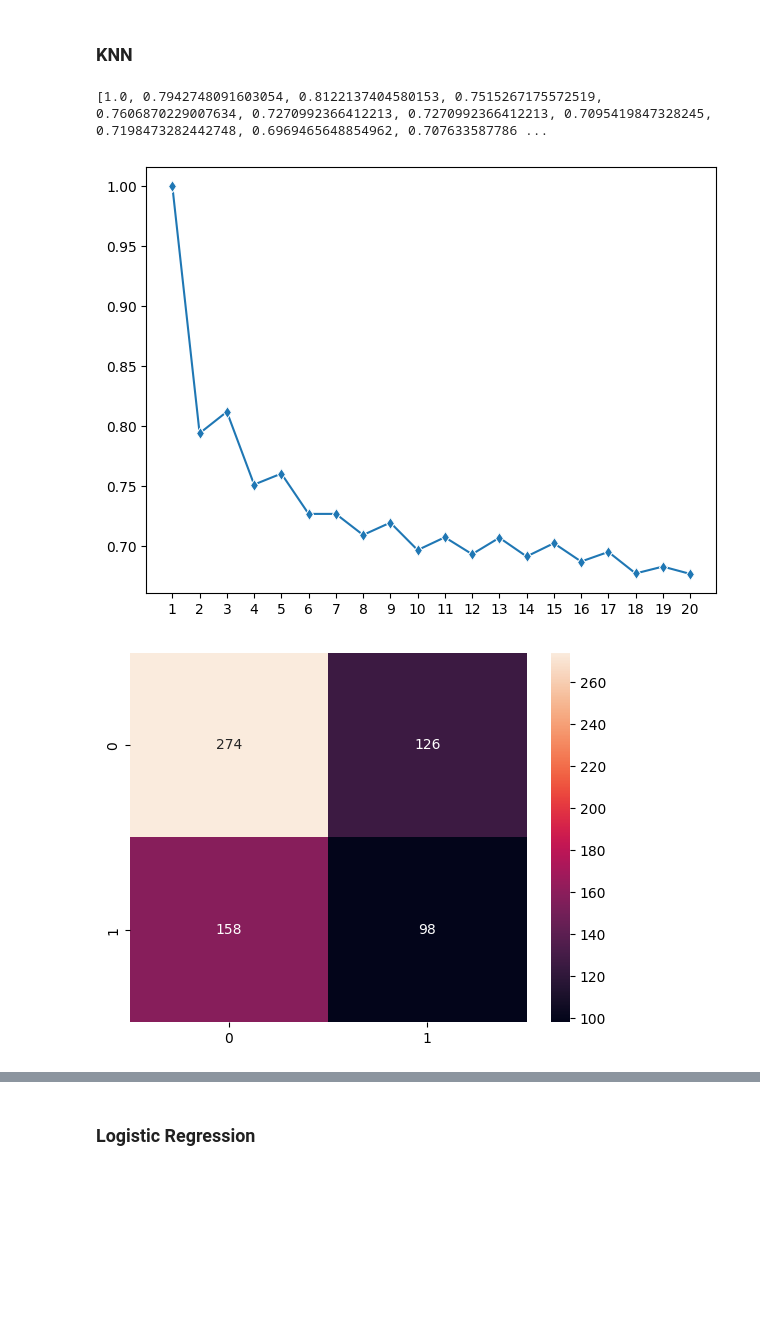
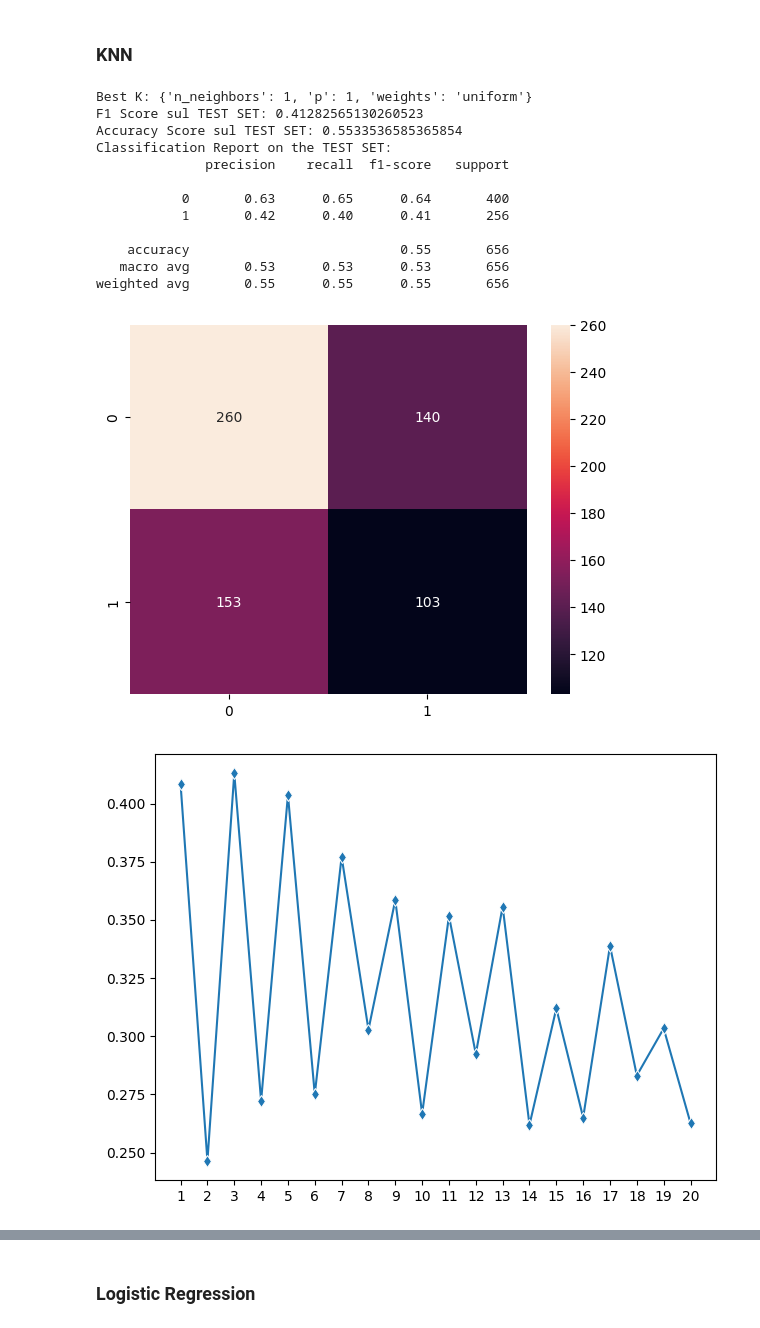
Before and after one commit to zAle711/Machine-Learning-Exam-Project, a Jupyter notebook: water_potability.ipynb, the cells around one changed output, grey strips where cells are left out. Drawn from its saved outputs; the diff is of its cells as text; code cells hidden in the pictures; blank space fills up the shorter version.

```diff
--- a/water_potability.ipynb
+++ b/water_potability.ipynb
@@ -271,47 +271,70 @@ X_test = scaler.transform(X_test)
 from sklearn.neighbors import KNeighborsClassifier
 from sklearn.model_selection import GridSearchCV
 from sklearn.metrics import accuracy_score, f1_score, classification_report, confusion_matrix
 
-# hyper_parameters = {
-#     'n_neighbors': range(1, 20)
-# }
-# estimator = KNeighborsClassifier()
+hyper_parameters = {
+    'n_neighbors': range(1, 20),
+    'p': [1,2],
+    'weights': ['uniform', 'distance']
+}
+estimator = KNeighborsClassifier()
 
-# knn_cv = GridSearchCV(estimator, hyper_parameters, cv=5, scoring='f1')
-# knn_cv.fit(X_train, y_train)
+knn_cv = GridSearchCV(estimator, hyper_parameters, cv=5, scoring='f1')
+knn_cv.fit(X_train, y_train)
 
-# y_hat_test = knn_cv.predict(X_test)
-# print(f"Best K: {knn_cv.best_params_}")
-# print(f"F1 Score sul TRAINING SET: {f1_score(y_test, y_hat_test)}")
-# print(f"Accuracy Score sul TRAINING SET: {accuracy_score(y_test, y_hat_test)}")
-# print(f"Classification Report on the TEST SET:\n{classification_report(y_test, y_hat_test, zero_division=0)}")
+y_hat_test = knn_cv.predict(X_test)
+print(f"Best K: {knn_cv.best_params_}")
+print(f"F1 Score sul TEST SET: {f1_score(y_test, y_hat_test)}")
+print(f"Accuracy Score sul TEST SET: {accuracy_score(y_test, y_hat_test)}")
+print(f"Classification Report on the TEST SET:\n{classification_report(y_test, y_hat_test, zero_division=0)}")
 
+conf_matrix = confusion_matrix(y_test, y_hat_test)
+sns.heatmap(conf_matrix, annot=True, fmt='d')
+plt.show()
+
+
+#ITERATIVO
 k_neighbors = 20
 k = [k+1 for k in range(0, k_neighbors)]
 scores = []
 for n in k:
     knn = KNeighborsClassifier(n_neighbors=n)
 
     knn.fit(X_train, y_train)
-    train_score = knn.score(X_train, y_train)
+    y_hat_test = knn.predict(X_test)
+    test_score = f1_score(y_true=y_test, y_pred=y_hat_test)
 
-    scores.append(train_score)
+    scores.append(test_score)
 
 #print(scores)
 
 sns.lineplot(x=k, y=scores, marker='d')
 plt.tight_layout()
 plt.xticks(k)
 plt.show()
 
-knn = KNeighborsClassifier(n_neighbors=1)
+knn = KNeighborsClassifier(n_neighbors=3)
 knn.fit(X_train, y_train)
 
 y_hat_test = knn.predict(X_test)
+print(f"F1 Score sul TEST SET: {f1_score(y_test, y_hat_test)}")
+print(f"Accuracy Score sul TEST SET: {accuracy_score(y_test, y_hat_test)}")
+print(f"Classification Report on the TEST SET:\n{classification_report(y_test, y_hat_test, zero_division=0)}")
 conf_matrix = confusion_matrix(y_test, y_hat_test)
 sns.heatmap(conf_matrix, annot=True, fmt='d')
 plt.show()
 # %% [output]
-[1.0, 0.7942748091603054, 0.8122137404580153, 0.7515267175572519, 0.7606870229007634, 0.7270992366412213, 0.7270992366412213, 0.7095419847328245, 0.7198473282442748, 0.6969465648854962, 0.707633587786 ...
+Best K: {'n_neighbors': 1, 'p': 1, 'weights': 'uniform'}
+F1 Score sul TEST SET: 0.41282565130260523
+Accuracy Score sul TEST SET: 0.5533536585365854
+Classification Report on the TEST SET:
+              precision    recall  f1-score   support
+
+           0       0.63      0.65      0.64       400
+           1       0.42      0.40      0.41       256
+
+    accuracy                           0.55       656
+   macro avg       0.53      0.53      0.53       656
+weighted avg       0.55      0.55      0.55       656
-[figure, old version]
+[figure, new version]
-[figure, old version]
+[figure, new version]
```
Also changed, not shown: parts of 4 cells of this notebook, 1 other file.
